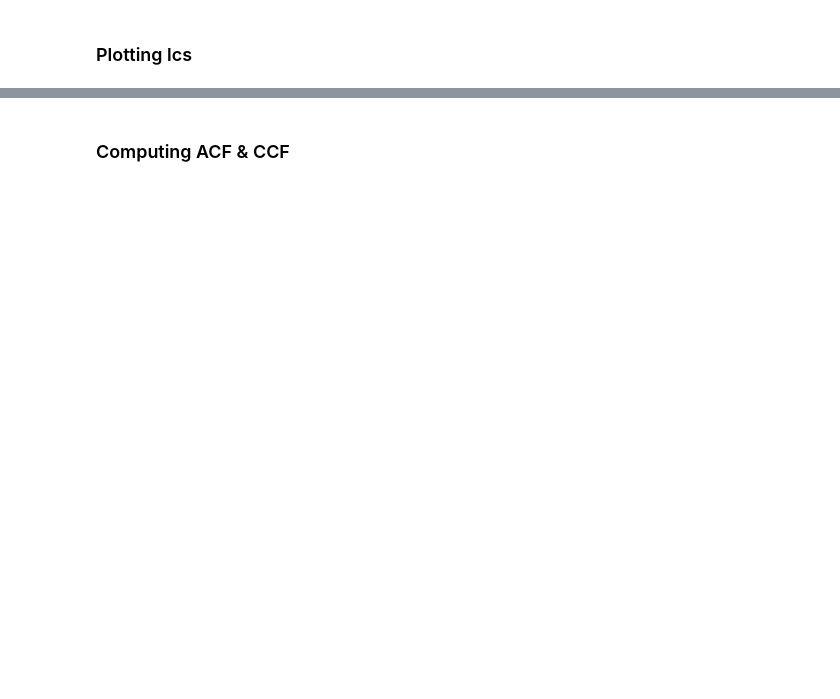
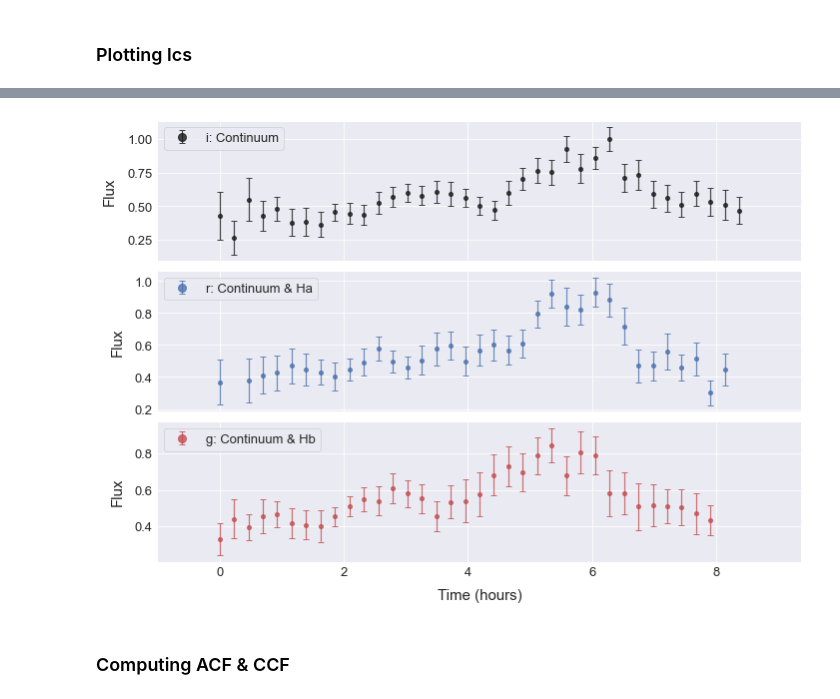
Before and after one commit to NicoGalvarino/AGN_Tutorials_Git, a Jupyter notebook: Tutorial_5_RevMap/RM_tutorial_pyzdcf.ipynb, the cells around one changed output, grey strips where cells are left out. Drawn from its saved outputs; the diff is of its cells as text; code cells hidden in the pictures; blank space fills up the shorter version.

```diff
--- a/Tutorial_5_RevMap/RM_tutorial_pyzdcf.ipynb
+++ b/Tutorial_5_RevMap/RM_tutorial_pyzdcf.ipynb
@@ -802,0 +874,36 @@ plt.show()
+# %%
+sdss_i_cut = sdss_i_.loc[sdss_i_['time_hours']<=20]
+sdss_r_cut = sdss_r_.loc[sdss_r_['time_hours']<=20]
+sdss_g_cut = sdss_g_.loc[sdss_g_['time_hours']<=20]
+# %%
+fig, (ax1, fig, ax3) = plt.subplots(3, 1, sharex=True, figsize=(10, 7), tight_layout=True)
+
+time_col = 'time_hours'
+flux_col = 'norm_flux'
+flux_err_col = 'norm_flux_err'
+
+ax1.errorbar(sdss_i_cut[time_col], sdss_i_cut[flux_col], yerr=sdss_i_cut[flux_err_col], fmt='ko', markersize=4, alpha=0.8,
+             capsize=3, label='i: Continuum')
+fig.errorbar(sdss_r_cut[time_col], sdss_r_cut[flux_col], yerr=sdss_r_cut[flux_err_col], fmt='bo', markersize=4, alpha=0.8,
+             capsize=3, label='r: Continuum & Ha')
+ax3.errorbar(sdss_g_cut[time_col], sdss_g_cut[flux_col], yerr=sdss_g_cut[flux_err_col], fmt='ro', markersize=4, alpha=0.8,
+             capsize=3, label='g: Continuum & Hb')
+
+loc = plticker.MultipleLocator(2)
+
+for ax in [ax1, fig, ax3]:
+    ax.legend(fontsize=13, markerscale=2, loc='upper left')
+
+    ax.set_ylabel('Flux', fontsize=15, labelpad=10)
+
+    ax.tick_params(direction='in', pad=5, labelsize=13)
+    ax.set_xlim(sdss_i_cut[time_col].min()-1, sdss_i_cut[time_col].max()+1)
+    ax.xaxis.set_major_locator(loc)
+
+ax3.set_xlabel('Time (hours)', fontsize=15, labelpad=10)
+
+# plt.savefig('./lc_plots/ngc4395_sdss_1st_lc.pdf')
+
+plt.show()
+# %% [output]
+[figure, added]
```
Also changed, not shown: parts of 19 cells of this notebook, 19 other files.
